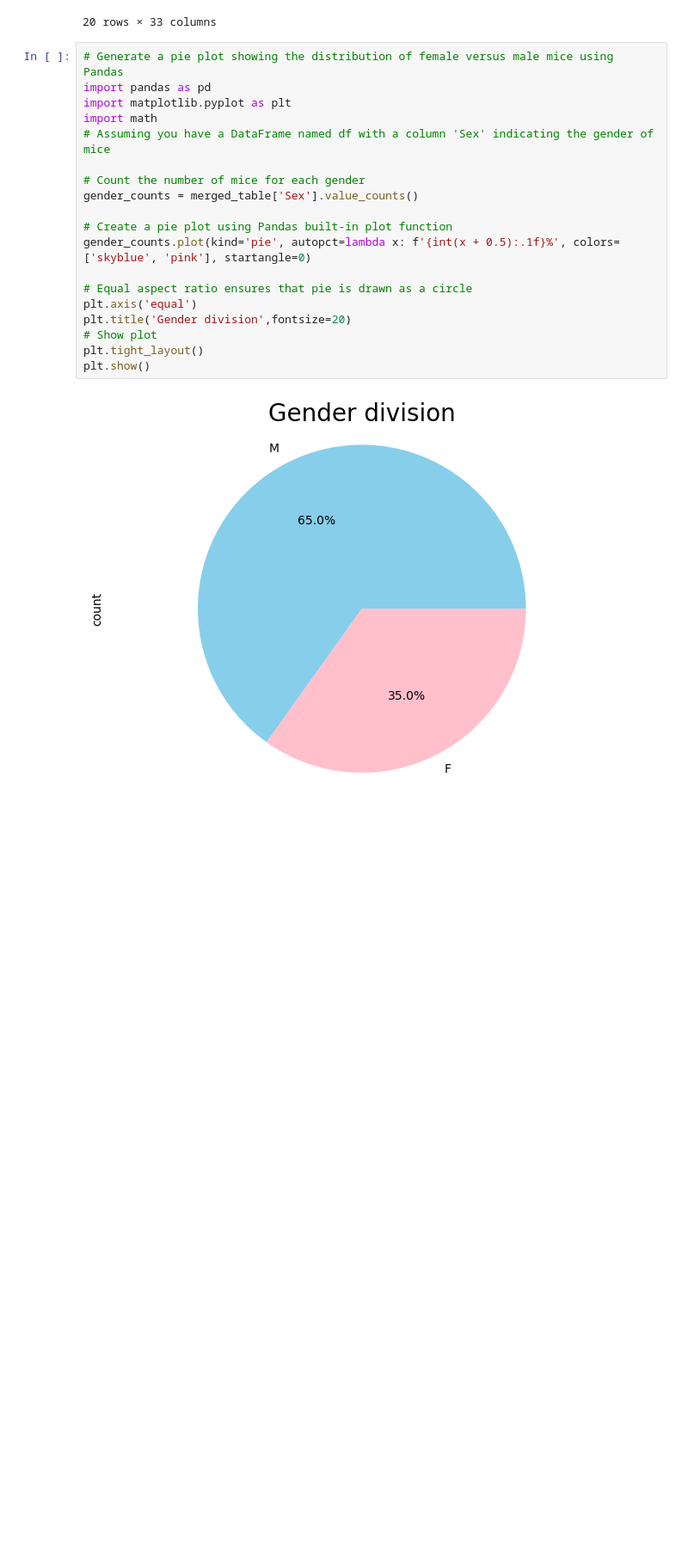
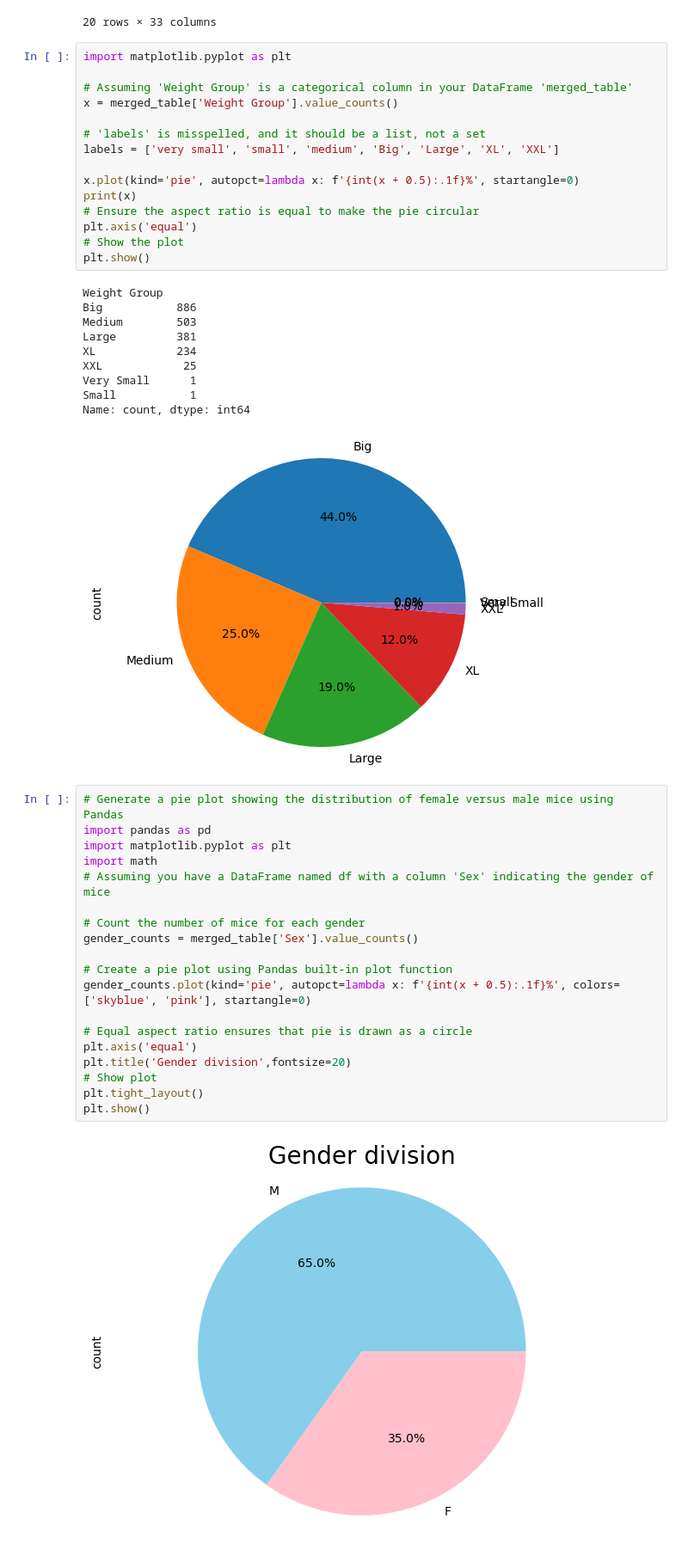
Before and after one commit to say917/Project_Powerlift, a Jupyter notebook: merged_test_v5.ipynb, the cells around one changed output. Shown at 86% size. Drawn from its saved outputs; the diff is of its cells as text; blank space fills up the shorter version.

```diff
--- a/merged_test_v5.ipynb
+++ b/merged_test_v5.ipynb
@@ -159,6 +159,32 @@ merged_table.tail(20)
 | 562245 | Michael Coladipietro | M | SBD | Raw | 28.0 | 24-34 | 24-39 | MR-O | 75.10 | ... |
 | 562247 | Joshua Galuzo | M | SBD | Raw | 23.5 | 24-34 | 24-39 | MR-O | 82.20 | ... |
 20 rows × 33 columns
+# %%
+import matplotlib.pyplot as plt
+
+# Assuming 'Weight Group' is a categorical column in your DataFrame 'merged_table'
+x = merged_table['Weight Group'].value_counts()
+
+# 'labels' is misspelled, and it should be a list, not a set
+labels = ['very small', 'small', 'medium', 'Big', 'Large', 'XL', 'XXL']
+
+x.plot(kind='pie', autopct=lambda x: f'{int(x + 0.5):.1f}%', startangle=0)
+print(x)
+# Ensure the aspect ratio is equal to make the pie circular
+plt.axis('equal')
+# Show the plot
+plt.show()
+# %% [output]
+Weight Group
+Big           886
+Medium        503
+Large         381
+XL            234
+XXL            25
+Very Small      1
+Small           1
+Name: count, dtype: int64
+[figure, added]
 # %%
 # Generate a pie plot showing the distribution of female versus male mice using Pandas
 import pandas as pd
```
Also changed, not shown: parts of 2 cells of this notebook.
